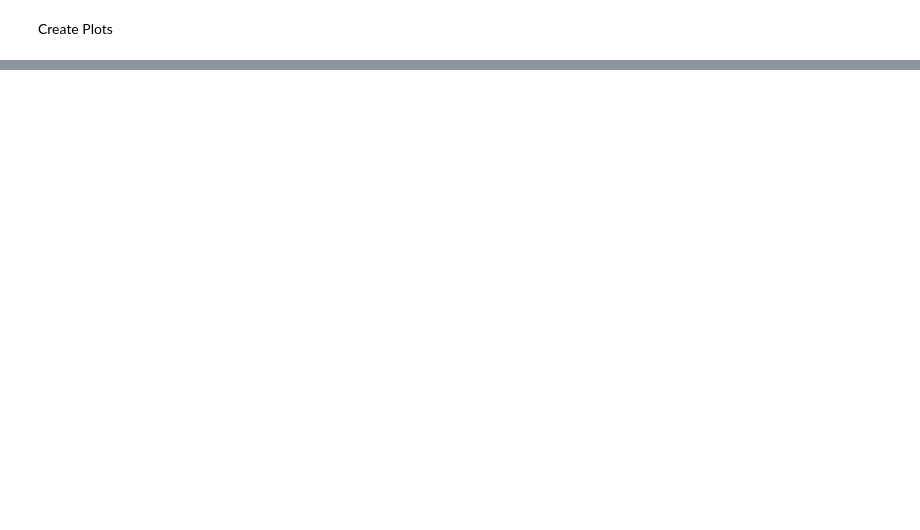
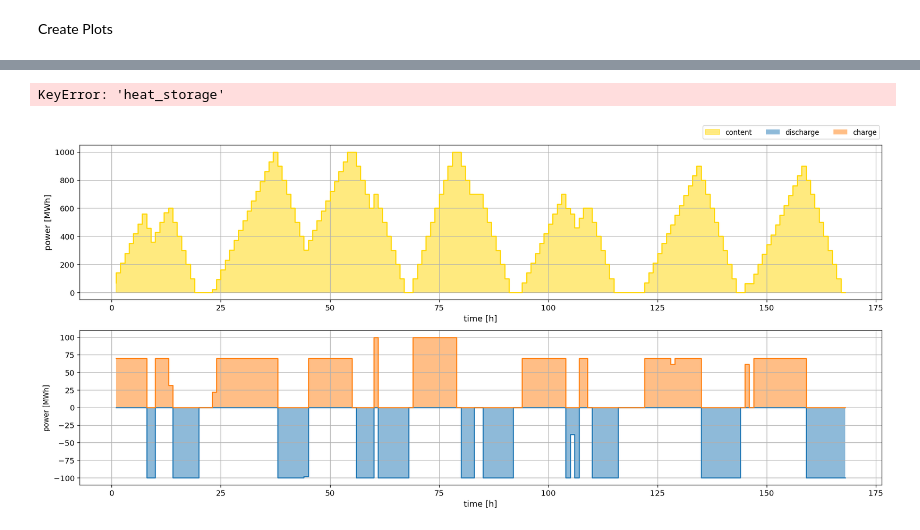
Before and after one commit to HTWK-Interconnected-Energy-Systems/BURN4H2, a Jupyter notebook: postprocessing/postprocessing.ipynb, the cells around one changed output, grey strips where cells are left out. Saved outputs shown, nothing was run; the diff lists cells and outputs as text; code cells hidden in the pictures; blank space fills up the shorter version.

```diff
--- a/postprocessing/postprocessing.ipynb
+++ b/postprocessing/postprocessing.ipynb
@@ -157,0 +224,6 @@ plt.tight_layout()
+# %%
+plot_battery_storage()
+plot_heat_storage()
+# %% [output]
+KeyError: 'heat_storage'
+[figure, added]
```
Also changed, not shown: parts of 4 cells of this notebook.
